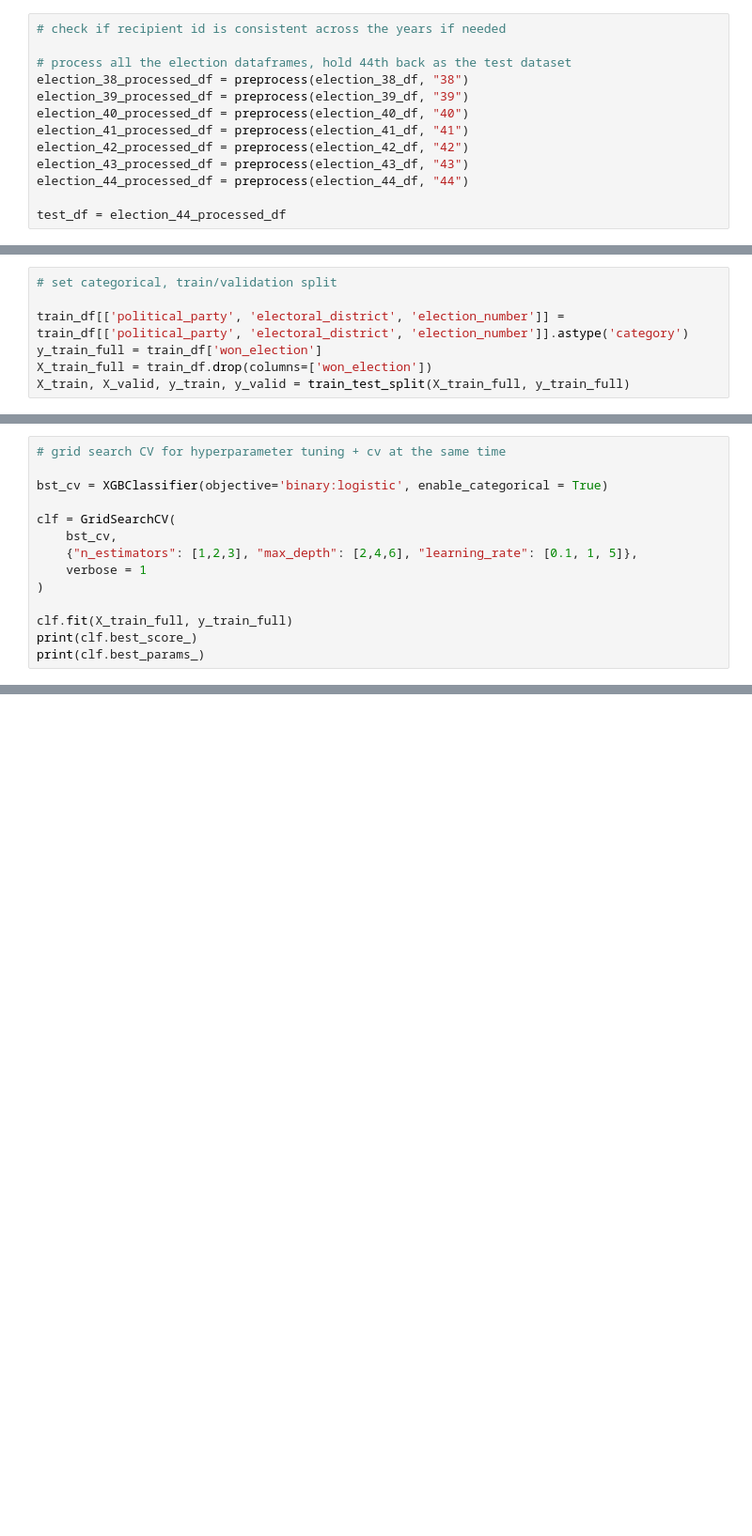
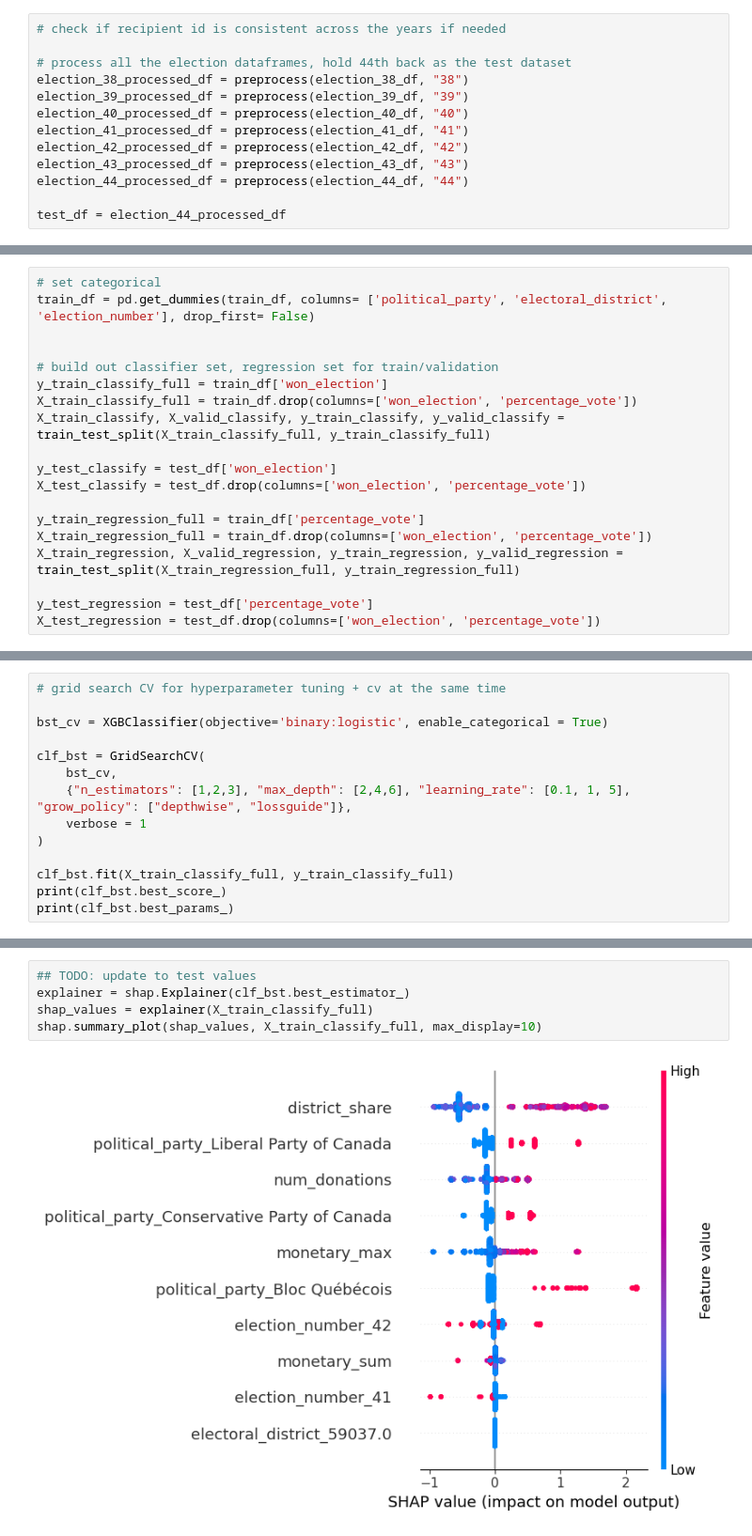
Before and after one commit to cjyu98/elections_contributions, a Jupyter notebook: eda_modeling.ipynb, the cells around one changed output, grey strips where cells are left out. Shown: that part at 94% size. Cells and saved outputs as stored; diff of their text form; blank space fills up the shorter version.

Commit message:
add SHAP and tweak features

```diff
--- a/eda_modeling.ipynb
+++ b/eda_modeling.ipynb
@@ -214,10 +235,22 @@ train_df
 # %%
-# set categorical, train/validation split
+# set categorical
+train_df = pd.get_dummies(train_df, columns= ['political_party', 'electoral_district', 'election_number'], drop_first= False)
 
-train_df[['political_party', 'electoral_district', 'election_number']] = train_df[['political_party', 'electoral_district', 'election_number']].astype('category')
-y_train_full = train_df['won_election']
-X_train_full = train_df.drop(columns=['won_election'])
-X_train, X_valid, y_train, y_valid = train_test_split(X_train_full, y_train_full)
+
+# build out classifier set, regression set for train/validation
+y_train_classify_full = train_df['won_election']
+X_train_classify_full = train_df.drop(columns=['won_election', 'percentage_vote'])
+X_train_classify, X_valid_classify, y_train_classify, y_valid_classify = train_test_split(X_train_classify_full, y_train_classify_full)
+
+y_test_classify = test_df['won_election']
+X_test_classify = test_df.drop(columns=['won_election', 'percentage_vote'])
+
+y_train_regression_full = train_df['percentage_vote']
+X_train_regression_full = train_df.drop(columns=['won_election', 'percentage_vote'])
+X_train_regression, X_valid_regression, y_train_regression, y_valid_regression = train_test_split(X_train_regression_full, y_train_regression_full)
+
+y_test_regression = test_df['percentage_vote']
+X_test_regression = test_df.drop(columns=['won_election', 'percentage_vote'])
 # %%
 # pull in RF & XGBoost
 
@@ -346,13 +327,13 @@ encoding_df
 
 bst_cv = XGBClassifier(objective='binary:logistic', enable_categorical = True)
 
-clf = GridSearchCV(
+clf_bst = GridSearchCV(
     bst_cv,
-    {"n_estimators": [1,2,3], "max_depth": [2,4,6], "learning_rate": [0.1, 1, 5]},
+    {"n_estimators": [1,2,3], "max_depth": [2,4,6], "learning_rate": [0.1, 1, 5], "grow_policy": ["depthwise", "lossguide"]},
     verbose = 1
 )
 
-clf.fit(X_train_full, y_train_full)
-print(clf.best_score_)
-print(clf.best_params_)
+clf_bst.fit(X_train_classify_full, y_train_classify_full)
+print(clf_bst.best_score_)
+print(clf_bst.best_params_)
 # %% [output]
@@ -361,0 +355,7 @@ Fitting 5 folds for each of 27 candidates, totalling 135 fits
+# %%
+## TODO: update to test values
+explainer = shap.Explainer(clf_bst.best_estimator_)
+shap_values = explainer(X_train_classify_full)
+shap.summary_plot(shap_values, X_train_classify_full, max_display=10)
+# %% [output]
+[figure, added]
```
Also changed, not shown: parts of 22 cells of this notebook, 1 other file.
